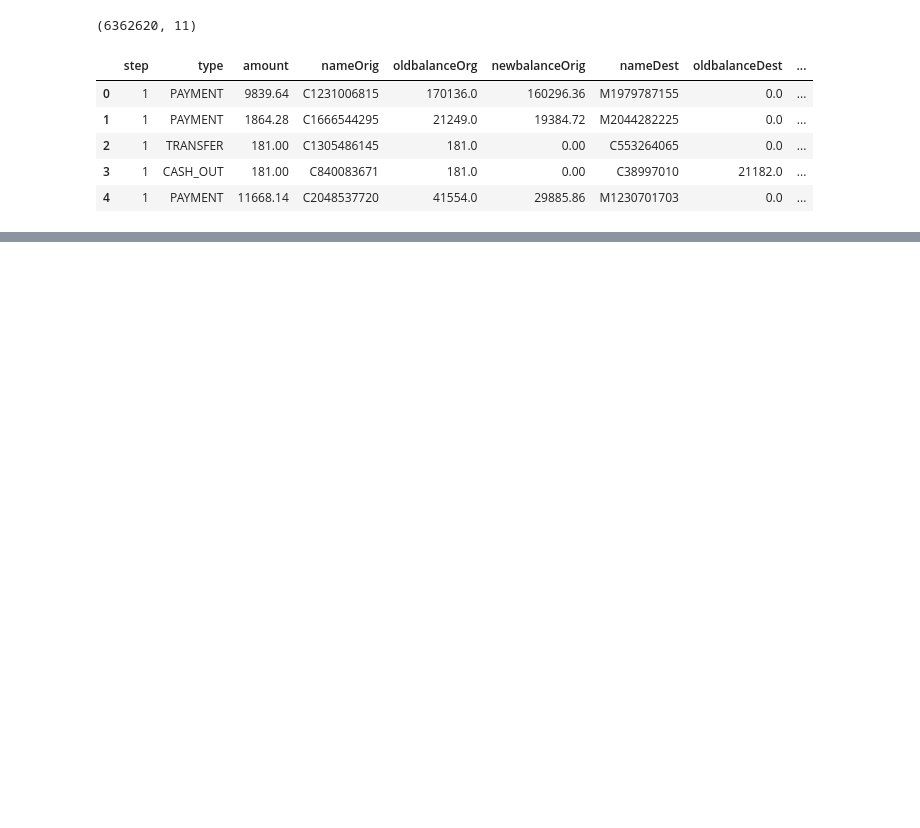
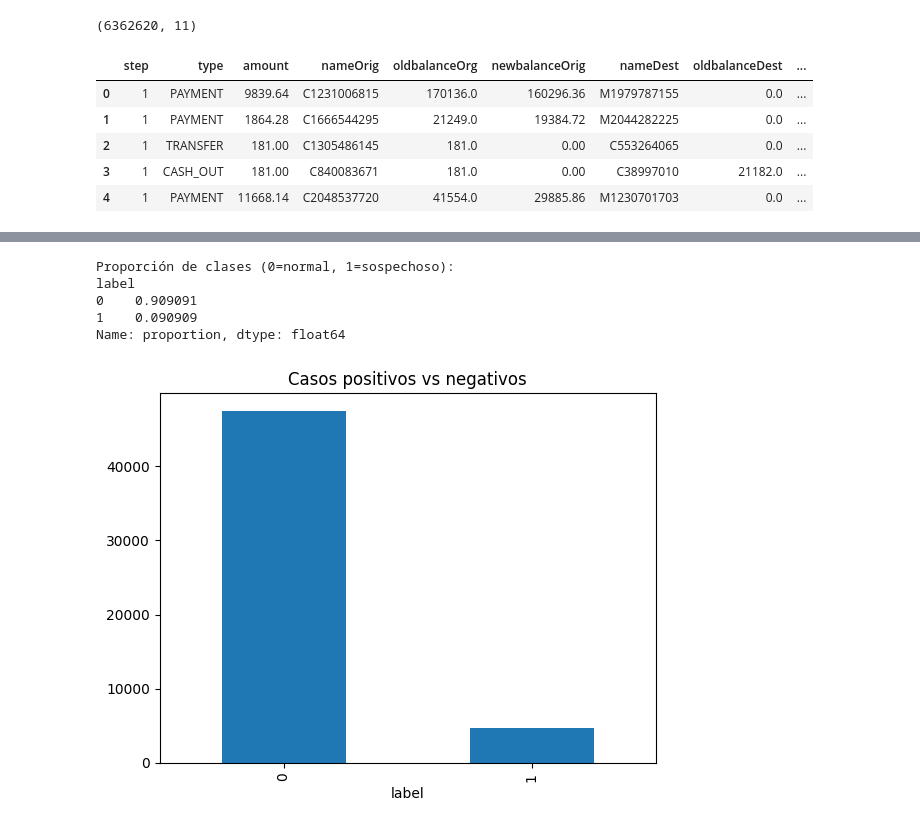
Before and after one commit to nilsmuralles/P2-Deep, a Jupyter notebook: 01_ingenieria_datos.ipynb, the cells around one changed output, grey strips where cells are left out. Cells and saved outputs as stored; diff of their text form; code cells hidden in the pictures; blank space fills up the shorter version.

```diff
--- a/01_ingenieria_datos.ipynb
+++ b/01_ingenieria_datos.ipynb
@@ -37,0 +174,13 @@ df.head()
+# %%
+prop = meta["label"].value_counts(normalize=True)
+print("Proporción de clases (0=normal, 1=sospechoso):")
+print(prop)
+meta["label"].value_counts().plot(kind="bar", title="Casos positivos vs negativos")
+plt.show()
+# %% [output]
+Proporción de clases (0=normal, 1=sospechoso):
+label
+0    0.909091
+1    0.090909
+Name: proportion, dtype: float64
+[figure, added]
```
Also changed, not shown: parts of 17 cells of this notebook, 1 other file.
